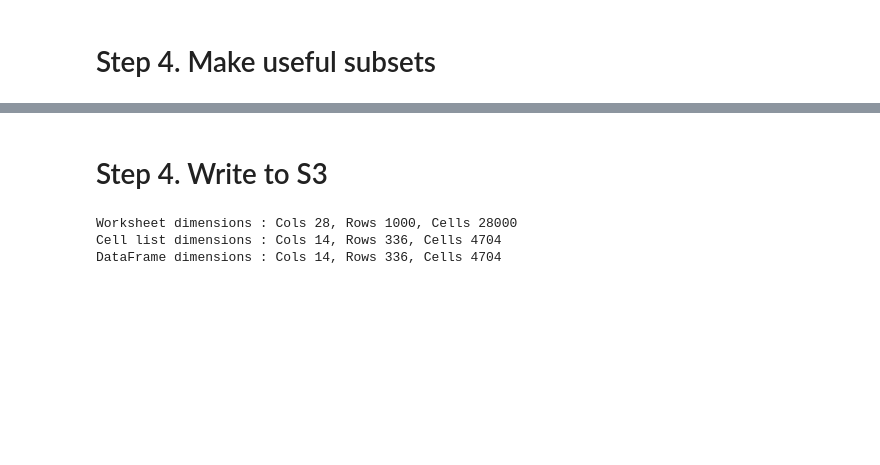
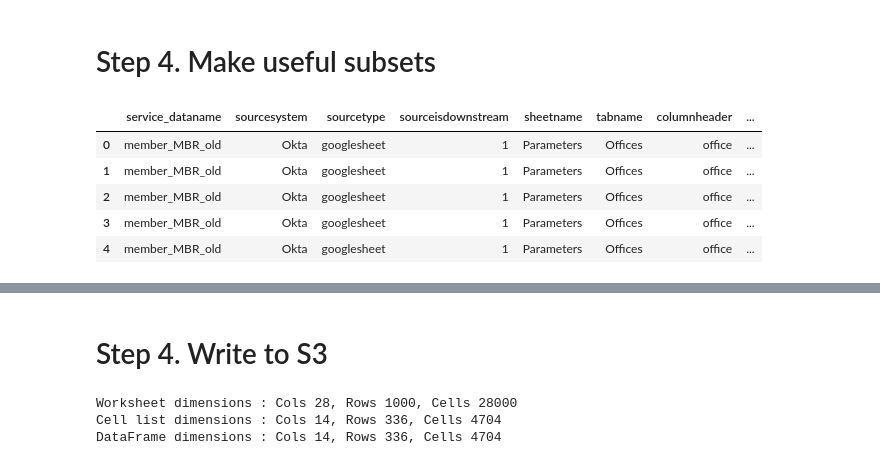
Before and after one commit to CA-DS-SFox/MVP-network-data, a Jupyter notebook: Network_Data_Scraping.ipynb, the cells around one changed output, grey strips where cells are left out. Saved outputs shown, nothing was run; the diff lists cells and outputs as text; code cells hidden in the pictures; blank space fills up the shorter version.

```diff
--- a/Network_Data_Scraping.ipynb
+++ b/Network_Data_Scraping.ipynb
@@ -377,3 +310,12 @@ df[(df['member_number'] == '85/0050')]
 # %% [markdown]
 # Step 4. Make useful subsets
+# %%
+df_tidy.head()
+# %% [output]
+|  | service_dataname | sourcesystem | sourcetype | sourceisdownstream | sheetname | tabname | columnheader | ... |
+| 0 | member_MBR_old | Okta | googlesheet | 1 | Parameters | Offices | office | ... |
+| 1 | member_MBR_old | Okta | googlesheet | 1 | Parameters | Offices | office | ... |
+| 2 | member_MBR_old | Okta | googlesheet | 1 | Parameters | Offices | office | ... |
+| 3 | member_MBR_old | Okta | googlesheet | 1 | Parameters | Offices | office | ... |
+| 4 | member_MBR_old | Okta | googlesheet | 1 | Parameters | Offices | office | ... |
 # %%
```
Also changed, not shown: parts of 19 cells of this notebook.
